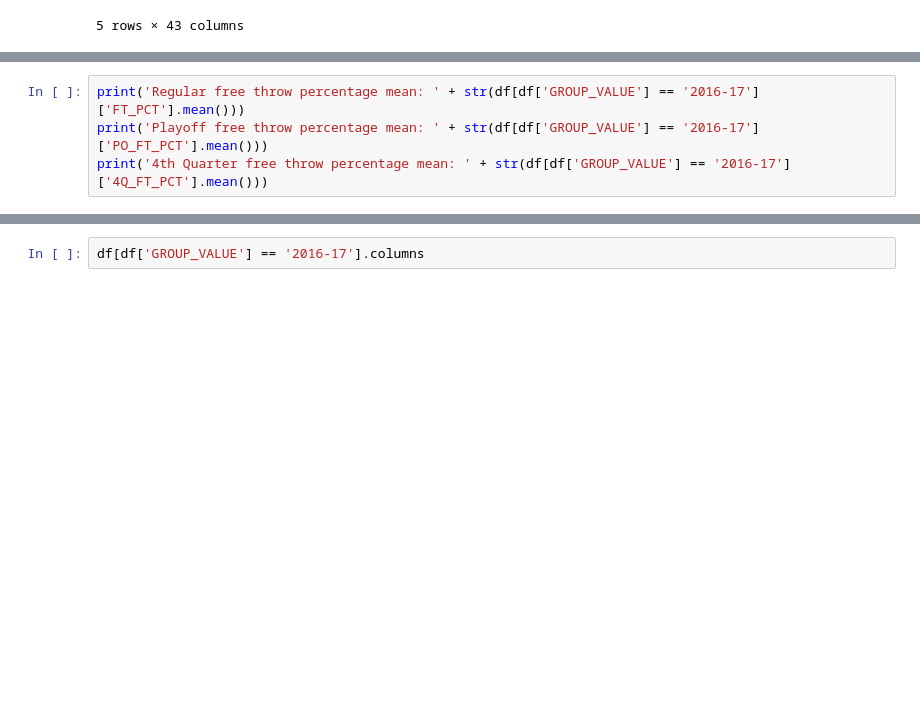
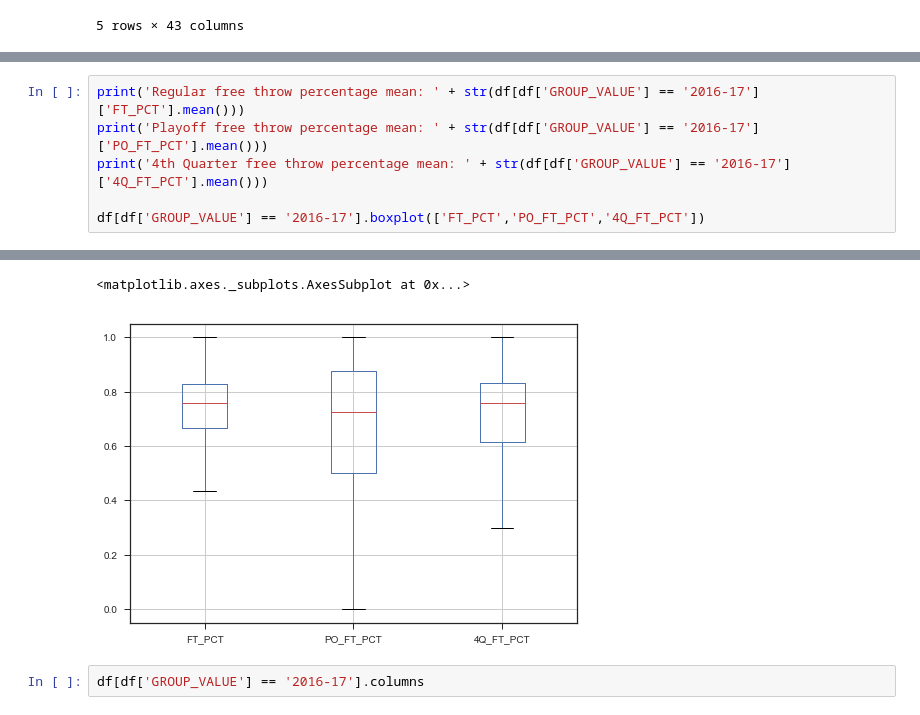
Before and after one commit to Zhuaggy/Nba_clutch, a Jupyter notebook: Notebooks/General comparisons.ipynb, the cells around one changed output, grey strips where cells are left out. Drawn from its saved outputs; the diff is of its cells as text; blank space fills up the shorter version.

```diff
--- a/Notebooks/General comparisons.ipynb
+++ b/Notebooks/General comparisons.ipynb
@@ -100,5 +113,7 @@ Shot clock low field goal percentage mean: 0.212512199313
 print('Regular free throw percentage mean: ' + str(df[df['GROUP_VALUE'] == '2016-17']['FT_PCT'].mean()))
 print('Playoff free throw percentage mean: ' + str(df[df['GROUP_VALUE'] == '2016-17']['PO_FT_PCT'].mean()))
 print('4th Quarter free throw percentage mean: ' + str(df[df['GROUP_VALUE'] == '2016-17']['4Q_FT_PCT'].mean()))
+
+df[df['GROUP_VALUE'] == '2016-17'].boxplot(['FT_PCT','PO_FT_PCT','4Q_FT_PCT'])
 # %% [output]
 Regular free throw percentage mean: 0.716347908093278
@@ -106,4 +121,6 @@ Playoff free throw percentage mean: 0.625744186047
 4th Quarter free throw percentage mean: 0.6919106652949248
+<matplotlib.axes._subplots.AxesSubplot at 0x...>
+[figure, added]
 # %%
 df[df['GROUP_VALUE'] == '2016-17'].columns
 # %% [output]
```
Also changed, not shown: parts of 51 cells of this notebook, 3 other files.
